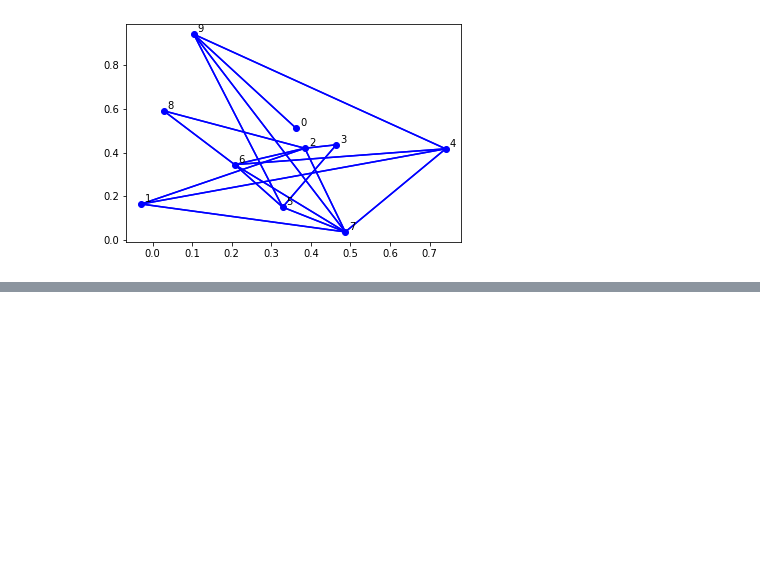
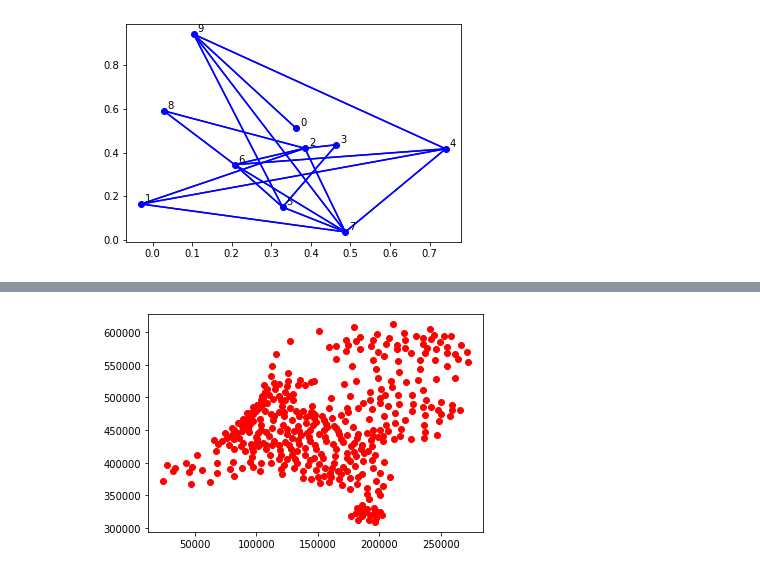
Before and after one commit to chclam/PrettyGD, a Jupyter notebook: graph_drawing_playground.ipynb, the cells around one changed output, grey strips where cells are left out. Drawn from its saved outputs; the diff is of its cells as text; code cells hidden in the pictures; blank space fills up the shorter version.

```diff
--- a/graph_drawing_playground.ipynb
+++ b/graph_drawing_playground.ipynb
@@ -166,0 +180,7 @@ draw(W, adj_V)
+# %%
+cents = [gem.centroid.xy for gem in gemeentegrenzen['geometry']]
+cents = np.array(cents)
+plt.plot(cents[:,0], cents[:,1], 'ro')
+plt.show()
+# %% [output]
+[figure, added]
```
Also changed, not shown: parts of 2 cells of this notebook.
